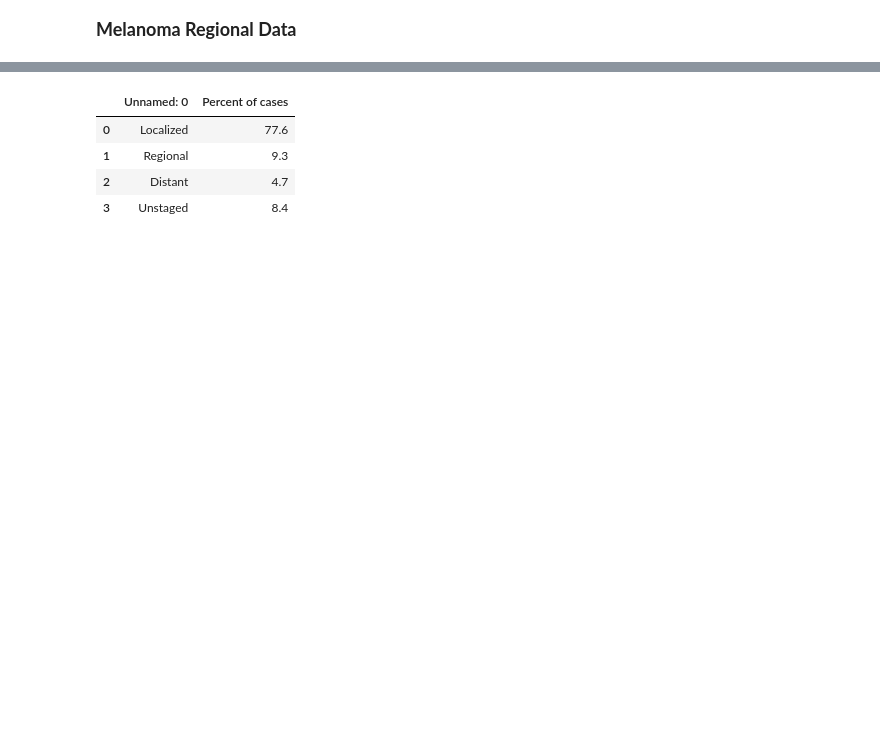
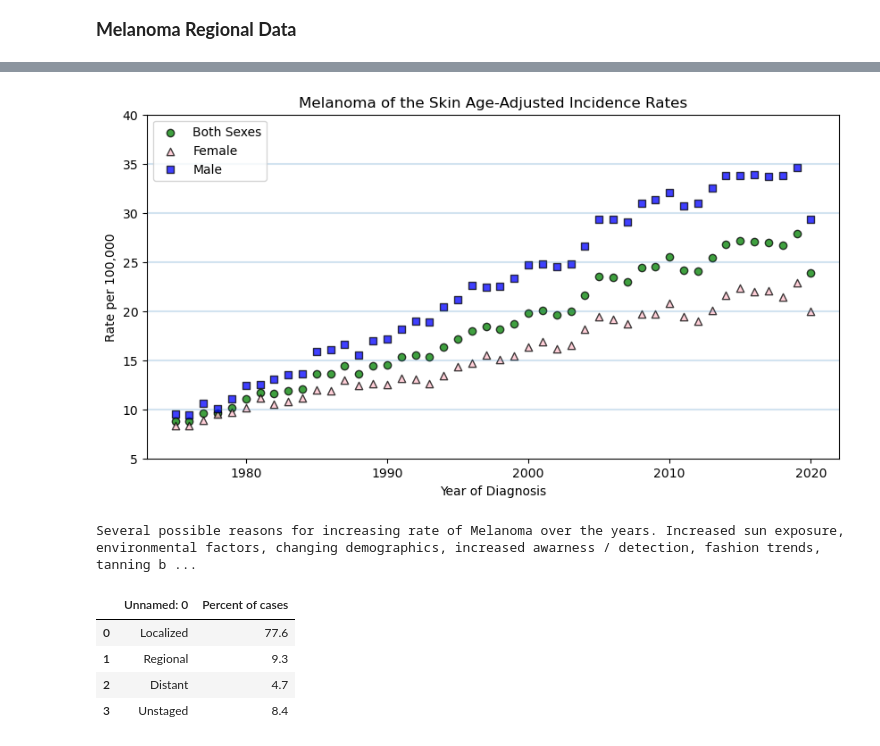
Before and after one commit to ishasaldhi/Project-1, a Jupyter notebook: Terry.ipynb, the cells around one changed output, grey strips where cells are left out. Saved outputs shown, nothing was run; the diff lists cells and outputs as text; code cells hidden in the pictures; blank space fills up the shorter version.

```diff
--- a/Terry.ipynb
+++ b/Terry.ipynb
@@ -46,0 +32,7 @@ plt.show()
+# %%
+# Clean up and Organize the Data
+
+# Change the Header
+Incidences = Path("Resources/Terry_LongTermIncidenceRate.csv")
+Incidences_df = pd.read_csv(Incidences, skiprows=1)
+Incidences_df.head()
@@ -46,0 +56,5 @@ plt.show()
+# %%
+# Reduce the Columns
+reduced_Incidences_df = Incidences_df.loc[:, ["Year of Diagnosis", "Rate per 100,000", "Lower 95% C.I.",
+                                    "Upper 95% C.I.", "Rate per 100,000.1", "Lower 95% C.I..1", "Upper 95% C.I..1", "Rate per 100,000.2", "Lower 95% C.I..2","Upper 95% C.I..2"]]
+reduced_Incidences_df.head()
@@ -46,0 +77,7 @@ plt.show()
+# %%
+column_names = ["Year of Diagnosis", "Both Sexes Rate per 100,000","Both Lower 95% C.I.",
+       "Both Upper 95% C.I.", "Female Rate per 100,000", "Female Lower 95% C.I.",
+       "Female Upper 95% C.I.", "Male Rate per 100,000", "Male Lower 95% C.I.",
+       "Male Upper 95% C.I."]
+reduced_Incidences_df.columns = column_names
+reduced_Incidences_df.head()
@@ -47,3 +95,38 @@ plt.show()
+# %%
+#  Make a Scatter Plot
+x_values = reduced_Incidences_df["Year of Diagnosis"]
+y_values_both_sexes = reduced_Incidences_df["Both Sexes Rate per 100,000"]
+y_values_male = reduced_Incidences_df["Male Rate per 100,000"]
+y_values_female = reduced_Incidences_df["Female Rate per 100,000"]
+plt.figure(figsize=(10, 5))
+plt.scatter(x_values, y_values_both_sexes, marker="o", facecolors="green", edgecolors="black", label="Both Sexes", alpha=0.75)
+plt.scatter(x_values, y_values_female, marker="^", facecolors="pink", edgecolors="black", label="Female", alpha=0.75)
+plt.scatter(x_values, y_values_male, marker="s", facecolors="blue", edgecolors="black", label="Male", alpha=0.75)
+# Create a title, x label, and y label for our chart
+plt.title("Melanoma of the Skin Age-Adjusted Incidence Rates")
+plt.xlabel("Year of Diagnosis")
+plt.ylabel("Rate per 100,000")
+plt.legend(loc="best")
+plt.xlim(1973,2022)
+plt.ylim(5,40)
+x_lim = 2022
+plt.hlines(35, 1973, x_lim, alpha=0.2)
+plt.hlines(30, 1973, x_lim, alpha=0.2)
+plt.hlines(25, 1973, x_lim, alpha=0.2)
+plt.hlines(20, 1973, x_lim, alpha=0.2)
+plt.hlines(15, 1973, x_lim, alpha=0.2)
+plt.hlines(10, 1973, x_lim, alpha=0.2)
+
+
+# Save Image of Melanoma of the Skin Age-Adjusted Incidence Rates scatter plot Chart for Presentation
+plt.savefig("Images/Incidences_PyScatter.png")
+plt.show()
+# %% [output]
+[figure, added]
+# %%
+print("Several possible reasons for increasing rate of Melanoma over the years. Increased sun exposure, environmental factors, changing demographics, increased awarness / detection, fashion trends, tanning beds, and genetic factors.")
+# %% [output]
+Several possible reasons for increasing rate of Melanoma over the years. Increased sun exposure, environmental factors, changing demographics, increased awarness / detection, fashion trends, tanning b ...
 # %%
 # Simple Data regarding Melanoma Distribution cases
 # %%
```
Also changed, not shown: parts of 12 cells of this notebook, 2 other files.
